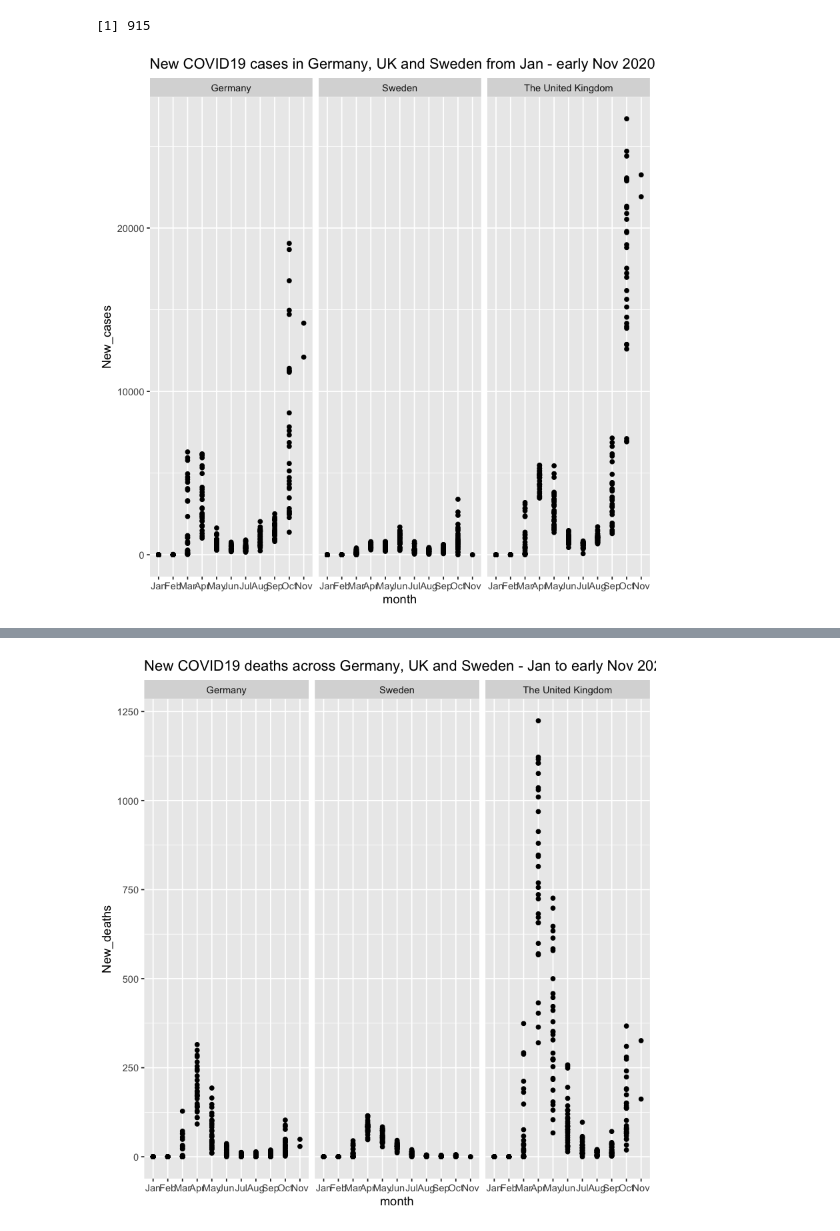
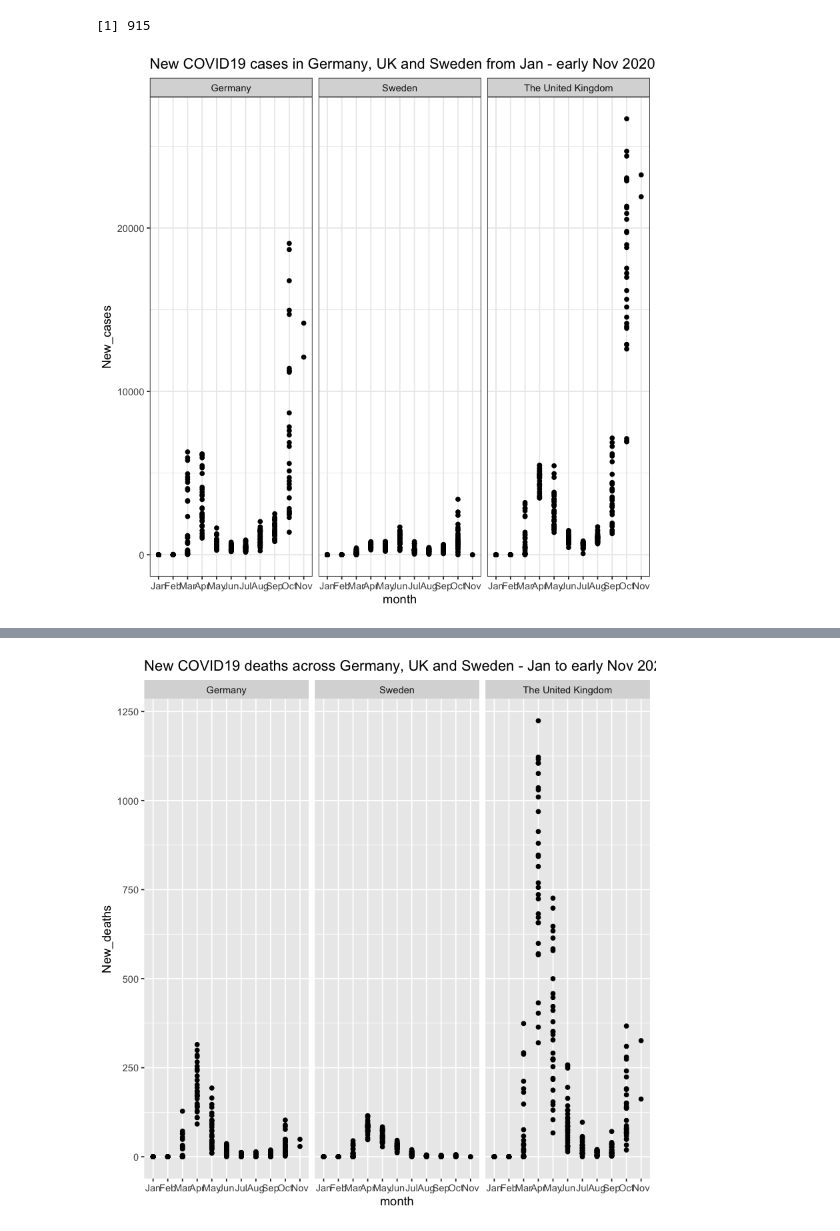
Before and after one commit to ada-nwobodo/COVID19-Prediction-Project-, a Jupyter notebook: COVID-19PredictionProject.ipynb, the cells around one changed output, grey strips where cells are left out. Cells and saved outputs as stored; diff of their text form; code cells hidden in the pictures.

Commit message:
Data Vis changes
Data Visualisation changes to Boxplot and point graphs of New Covid Cases in Germany, Sweden and UK

```diff
--- a/COVID-19PredictionProject.ipynb
+++ b/COVID-19PredictionProject.ipynb
@@ -389,9 +385,9 @@ nrow(WHO_COVID19_GUS)
 | 08/01/2020 | DE | Germany | EURO | 0 | 0 | 0 | 0 | ... |
 [1] 915
 # %%
-ggplot(WHO_COVID19_GUS, aes(month, New_cases)) + geom_point() + facet_wrap(~Country) + ggtitle ("New COVID19 cases in Germany, UK and Sweden from Jan - early Nov 2020")
+ggplot(WHO_COVID19_GUS, aes(month, New_cases)) + geom_point() + facet_wrap(~Country) + theme_bw() + ggtitle ("New COVID19 cases in Germany, UK and Sweden from Jan - early Nov 2020")
 #twin peaks observed for pandemic first wave between March and April and for subsequent pandemic second wave in Germany and UK between September & October. Smaller peaks in Sweden in June and October (with significantly lower population density than Germany or the UK)
 # %% [output]
-[figure, old version]
+[figure, new version]
 # %%
 #Scatterplot graph showing proportion of New cases and New deaths between Jan - Nov 2020 for Germany, UK and Sweden
```
Also changed, not shown: parts of 5 cells of this notebook, 2 other files.
